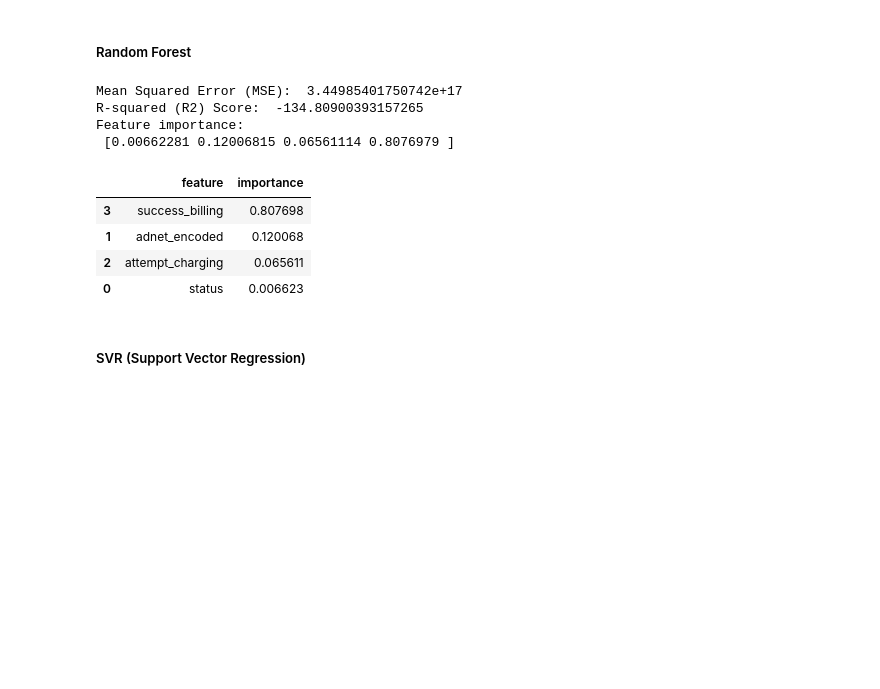
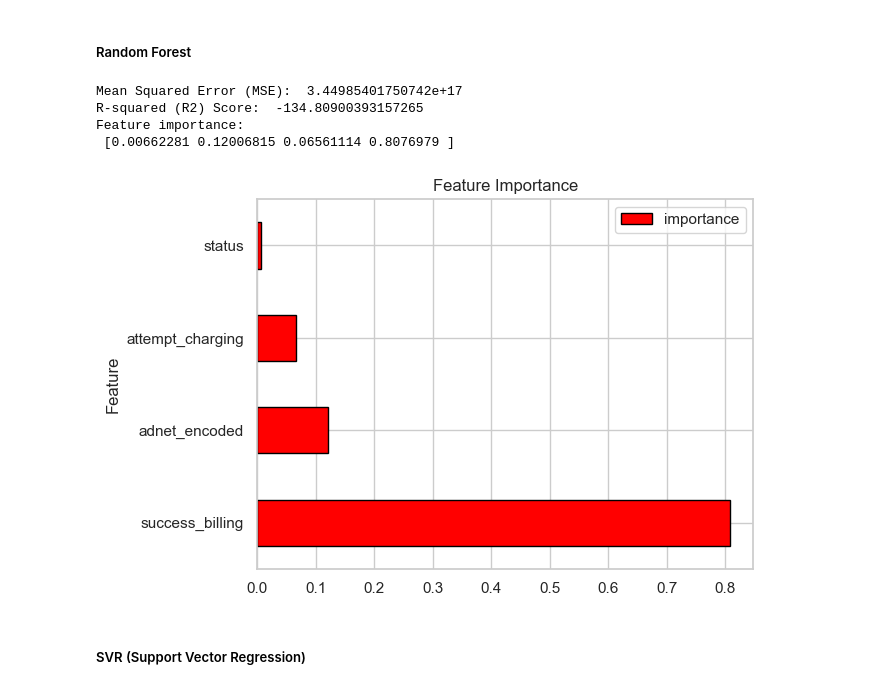
Before and after one commit to TaigahG/FODS-FinalProject, a Jupyter notebook: models.ipynb, the cells around one changed output. Saved outputs shown, nothing was run; the diff lists cells and outputs as text; code cells hidden in the pictures; blank space fills up the shorter version.

```diff
--- a/models.ipynb
+++ b/models.ipynb
@@ -983,38 +990,40 @@ print("Mean Squared Error (MSE): ", mse)
 print("R-squared (R2) Score: ", r2)
 
 # Feature importance
 feature_importance = regressor.feature_importances_
 print("Feature importance:\n", feature_importance)
 
 # Print which features are the most important and their importance values
 feature_importance_df = pd.DataFrame({"feature": feature_names, "importance": feature_importance}).sort_values("importance", ascending=False)
 feature_importance_df
 
+# Feature importance bar plot
+feature_importance_df.plot(x="feature", y="importance", kind="barh", color="red", edgecolor="black")
+plt.title("Feature Importance")
+plt.ylabel("Feature")
+plt.show()
+
 
 
 # single_tree = regressor.estimators_[0]
 
 # dot_data = export_graphviz(single_tree, out_file=None,
 #                            feature_names=feature_names,  # Make sure to provide the correct feature names
 #                            filled=True, rounded=True,
 #                            special_characters=True)
 
 # # Draw graph
 # graph = graphviz.Source(dot_data)
 
 # # Save and display the graph
 # graph.render("single_tree")
 # graph
 # %% [output]
 Mean Squared Error (MSE):  3.44985401750742e+17
 R-squared (R2) Score:  -134.80900393157265
 Feature importance:
  [0.00662281 0.12006815 0.06561114 0.8076979 ]
-|  | feature | importance |
-| 3 | success_billing | 0.807698 |
-| 1 | adnet_encoded | 0.120068 |
-| 2 | attempt_charging | 0.065611 |
-| 0 | status | 0.006623 |
+[figure, added]
 # %%
 # # Hyperparameter tuning
 # from sklearn.model_selection import GridSearchCV
```
Also changed, not shown: parts of 3 cells of this notebook.
